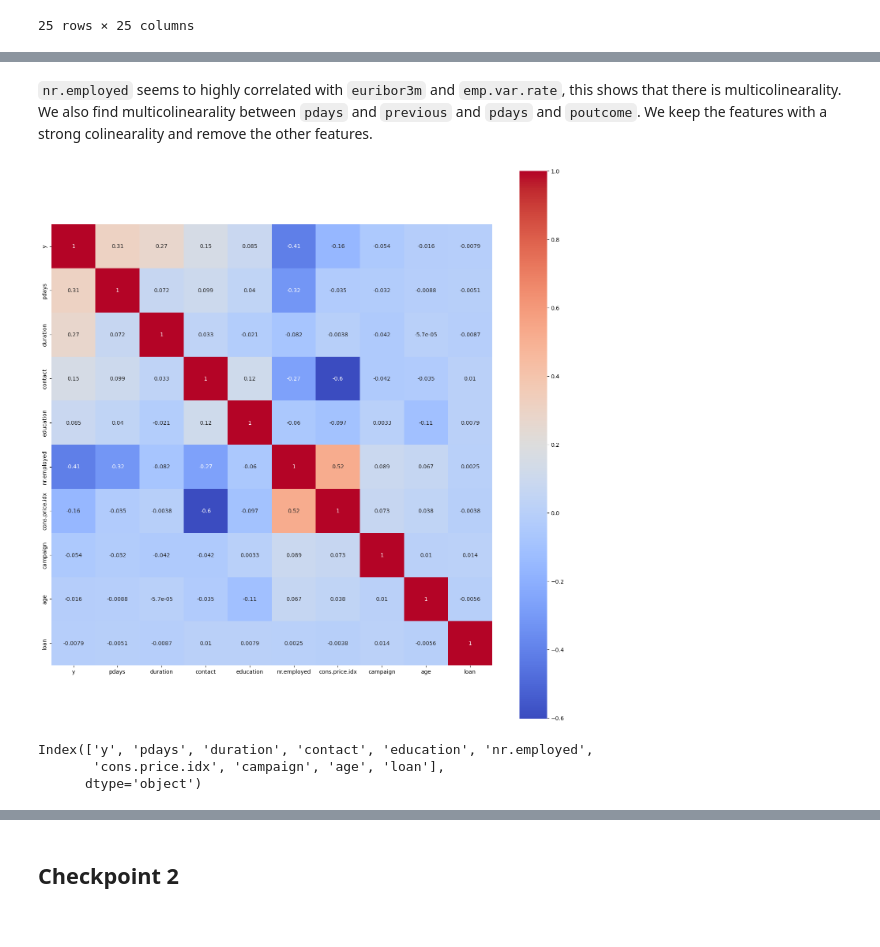
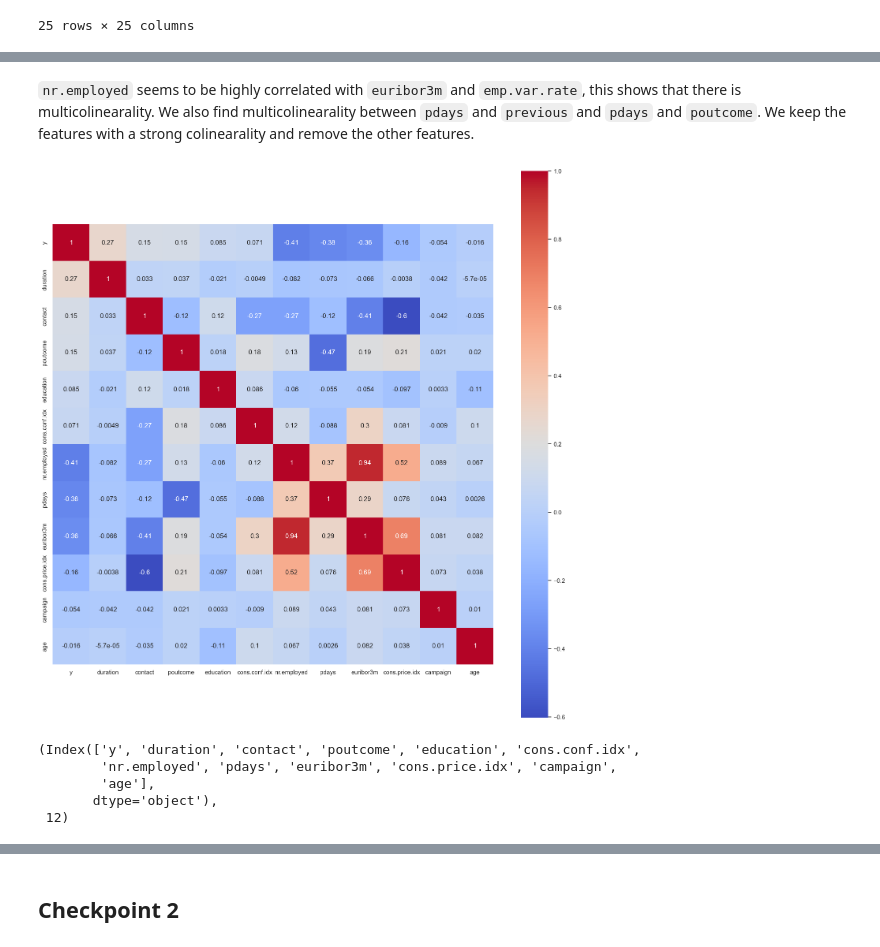
Before and after one commit to Mayank5112/Capstone-Project-5, a Jupyter notebook: capestone-5.ipynb, the cells around one changed output, grey strips where cells are left out. Cells and saved outputs as stored; diff of their text form; code cells hidden in the pictures.

```diff
--- a/capestone-5.ipynb
+++ b/capestone-5.ipynb
@@ -513,0 +518,9 @@ for column in outlier_columns:
+# %%
+sns.set(style="whitegrid")
+
+plt.figure(figsize=(10, 6))
+sns.histplot(data=merged_customer_df, x='age', bins=20, kde=True)
+plt.title("Age Distribution")
+plt.xlabel("Age")
+plt.ylabel("Count")
+plt.show()
@@ -513,0 +529,16 @@ for column in outlier_columns:
+# %%
+
+import matplotlib.pyplot as plt
+import seaborn as sns
+
+# Set style for seaborn plots
+sns.set(style="whitegrid")
+
+# Stacked Histogram of Marital Status based on Target Variable (y)
+plt.figure(figsize=(10, 6))
+sns.histplot(data=merged_customer_df, x='marital', hue='y', multiple='stack')
+plt.title("Stacked Histogram of Marital Status based on Target Variable")
+plt.xlabel("Marital Status")
+plt.ylabel("Count")
+plt.xticks(rotation=45)
+plt.show()
@@ -516,3 +551,11 @@ for column in outlier_columns:
+# %%
+from sklearn.preprocessing import MinMaxScaler
+
+# Initialize the MinMaxScaler
+scaler = MinMaxScaler()
+
+# Fit and transform the scaler on your numeric features
+merged_customer_df[numeric_columns] = scaler.fit_transform(merged_customer_df[numeric_columns])
 # %% [markdown]
 #### Label encoding
 # %%
@@ -818,17 +863,19 @@ plt.show()
 # %% [markdown]
-`nr.employed` seems to highly correlated with `euribor3m` and `emp.var.rate`, this shows that there is multicolinearality. We also find multicolinearality between `pdays` and `previous` and `pdays` and `poutcome`. We keep the features with a strong colinearality and remove the other features.
+`nr.employed` seems to be highly correlated with `euribor3m` and `emp.var.rate`, this shows that there is multicolinearality. We also find multicolinearality between `pdays` and `previous` and `pdays` and `poutcome`. We keep the features with a strong colinearality and remove the other features.
 # %%
-final_data = merged_customer_df[imp_cols].drop(columns=['emp.var.rate', 'euribor3m', 'poutcome', 'previous'])
+final_data = merged_customer_df[imp_cols].drop(columns=['emp.var.rate', 'previous'])
 final_data_corr = final_data.corr()
 
 plt.figure(figsize=(18, 18))
 sns.heatmap(final_data_corr, square=True, annot=True, cmap='coolwarm')
 plt.show()
 # %% [output]
-[figure, old version]
+[figure, new version]
 # %%
-final_data.columns
+final_data.columns, len(final_data.columns)
 # %% [output]
-Index(['y', 'pdays', 'duration', 'contact', 'education', 'nr.employed',
-       'cons.price.idx', 'campaign', 'age', 'loan'],
-      dtype='object')
+(Index(['y', 'duration', 'contact', 'poutcome', 'education', 'cons.conf.idx',
+        'nr.employed', 'pdays', 'euribor3m', 'cons.price.idx', 'campaign',
+        'age'],
+       dtype='object'),
+ 12)
```
Also changed, not shown: parts of 35 cells of this notebook.
